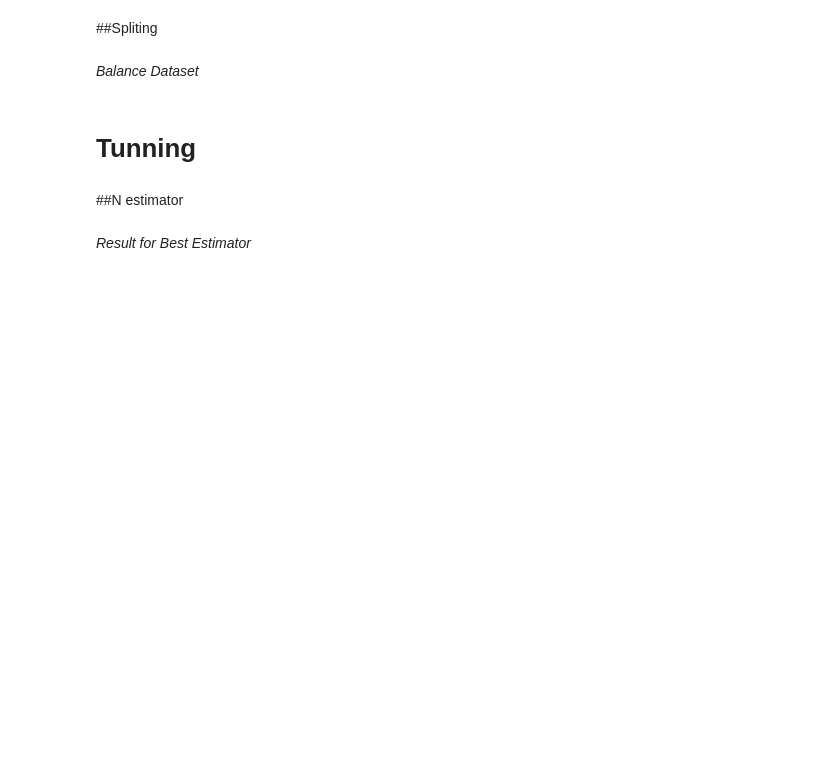
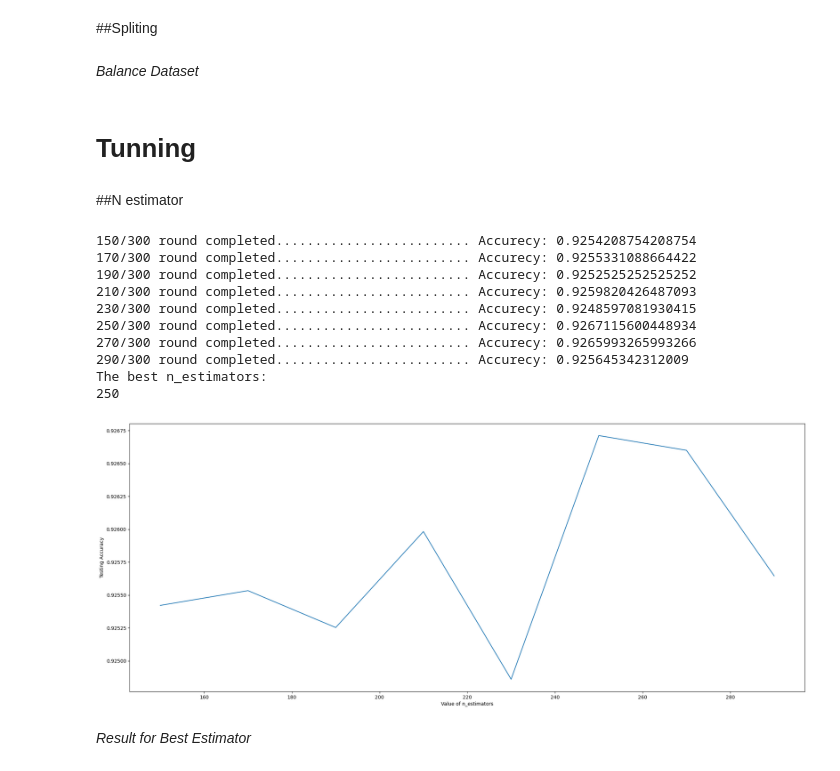
Before and after one commit to RKNahid/ASSDML, a Jupyter notebook: Project_Tuning.ipynb, the cells around one changed output. Cells and saved outputs as stored; diff of their text form; code cells hidden in the pictures; blank space fills up the shorter version.

```diff
--- a/Project_Tuning.ipynb
+++ b/Project_Tuning.ipynb
@@ -55,37 +55,49 @@ x_train, y_train = balance(x_train, y_train)
 # %%
 from sklearn.ensemble import RandomForestClassifier
 from sklearn.metrics import accuracy_score
-N=1500
-k_range = range (1000,N+1,100)
+N=300
+k_range = range (150,N+1,20)
 scores={}
 scores_list = []
 for k in k_range:
   classifier = RandomForestClassifier(n_estimators=k)
-  classifier.fit(x_train, y_train)
+  classifier.fit(x_train,y_train)
   y_pred=classifier.predict(x_test)
   scores[k] = accuracy_score(y_test,y_pred)
   scores_list.append(accuracy_score(y_test,y_pred))
   print(str(k)+"/"+str(N)+" round completed......................... Accurecy: "+str(accuracy_score(y_test,y_pred)))
 
 
 
 %matplotlib inline
 import matplotlib.pyplot as plt
 
 plt.figure(figsize = (25,10))
 plt.plot(k_range,scores_list)
 plt.xlabel('Value of n_estimators')
 plt.ylabel ('Testing Accuracy')
 
 
 
 print("The best n_estimators:")
 best_estimator=list(scores.keys())[scores_list.index(max(scores_list))]
 print(best_estimator)
 
 
 
 #250
+# %% [output]
+150/300 round completed......................... Accurecy: 0.9254208754208754
+170/300 round completed......................... Accurecy: 0.9255331088664422
+190/300 round completed......................... Accurecy: 0.9252525252525252
+210/300 round completed......................... Accurecy: 0.9259820426487093
+230/300 round completed......................... Accurecy: 0.9248597081930415
+250/300 round completed......................... Accurecy: 0.9267115600448934
+270/300 round completed......................... Accurecy: 0.9265993265993266
+290/300 round completed......................... Accurecy: 0.925645342312009
+The best n_estimators:
+250
+[figure, added]
 # %% [markdown]
 *Result for Best Estimator*
 # %%
```
Also changed, not shown: parts of 5 cells of this notebook.
